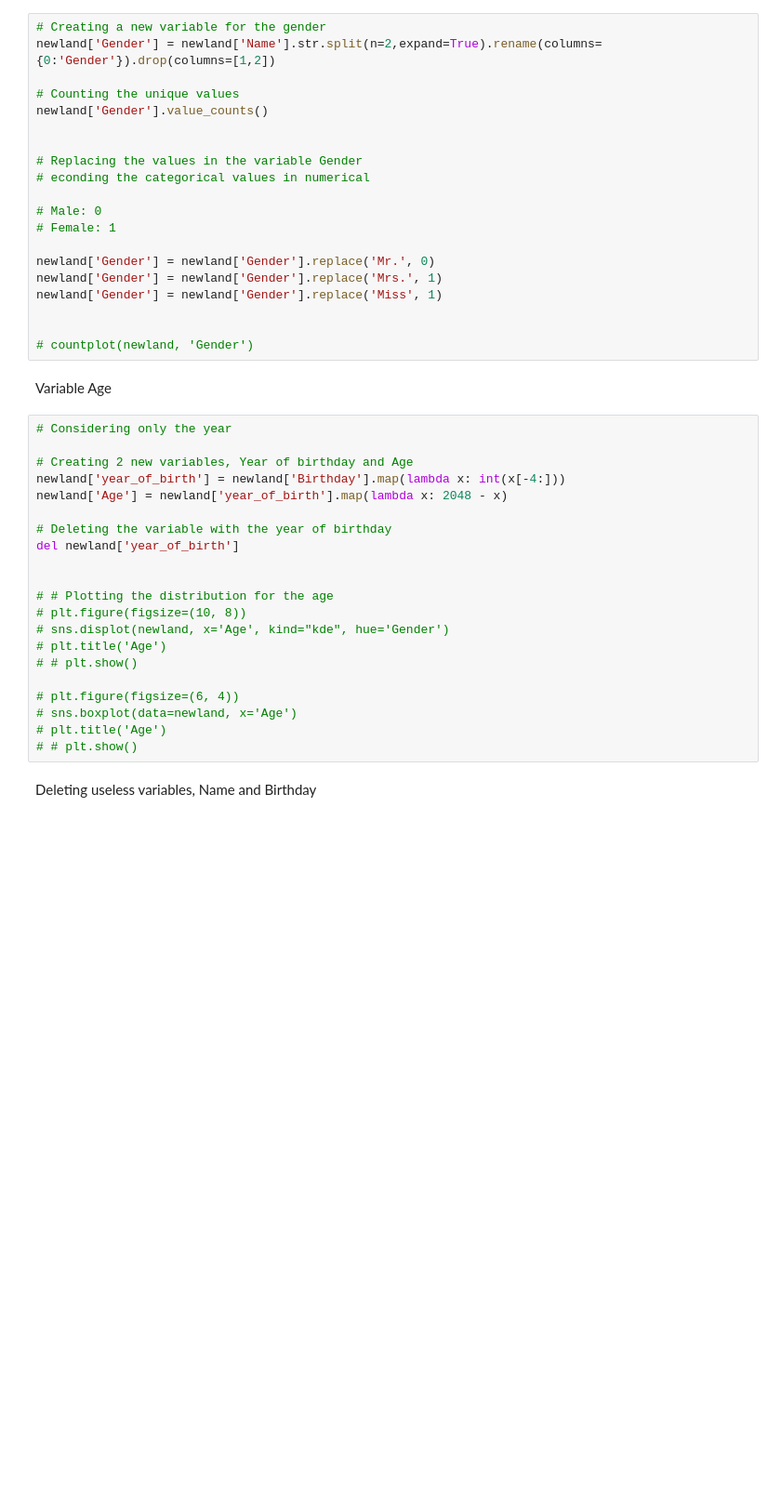
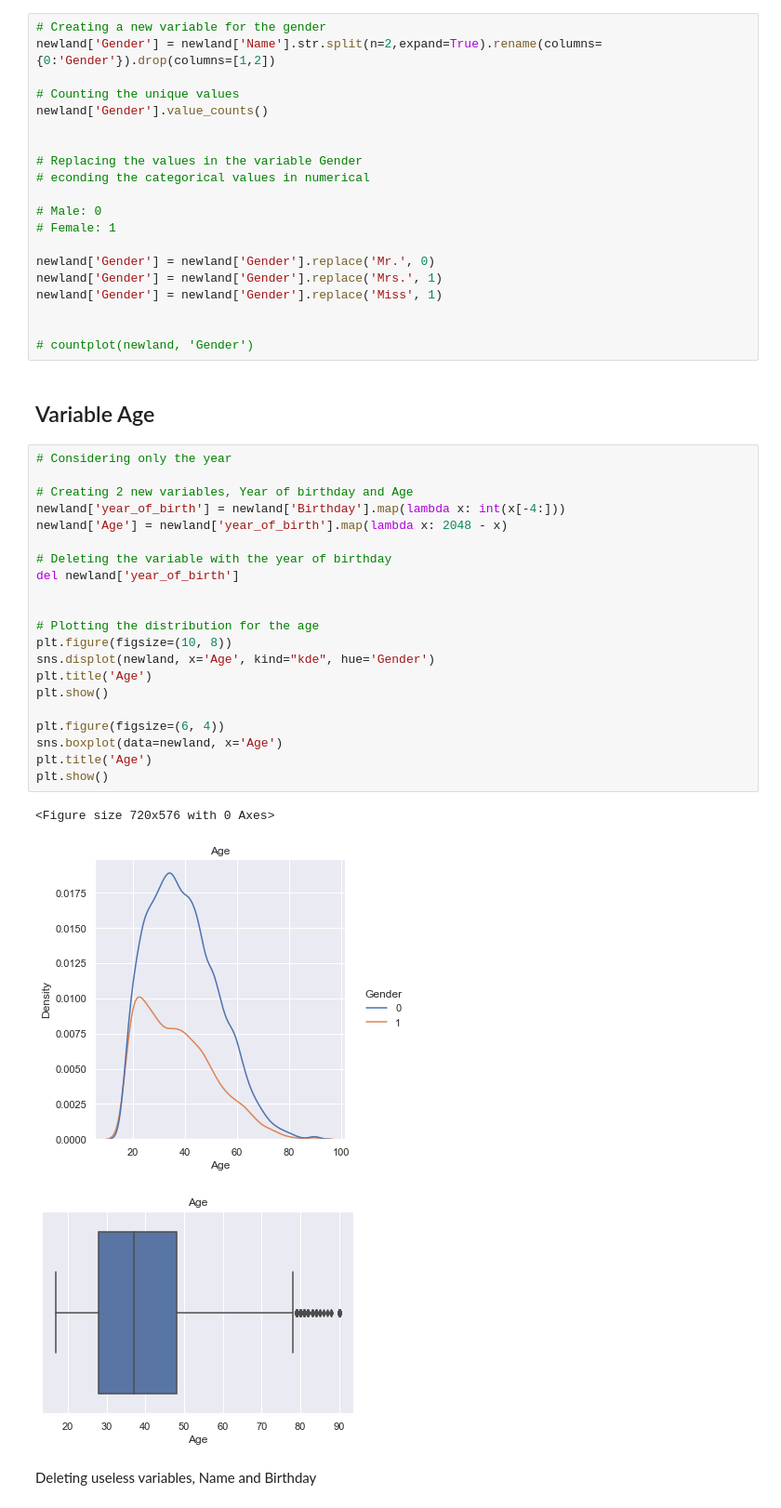
Before and after one commit to LorenzoPigozzi/MachineLearning_Project, a Jupyter notebook: Notebooks/Machine Learning Project.ipynb, the cells around one changed output. Shown: that part at 93% size. Drawn from its saved outputs; the diff is of its cells as text; blank space fills up the shorter version.

```diff
--- a/Notebooks/Machine Learning Project.ipynb
+++ b/Notebooks/Machine Learning Project.ipynb
@@ -272,29 +275,33 @@ newland['Gender'] = newland['Gender'].replace('Miss', 1)
 
 
 # countplot(newland, 'Gender')
-# %% [markdown]
-Variable Age
+# %% [markdown]
+## Variable Age
 # %%
 # Considering only the year
 
 # Creating 2 new variables, Year of birthday and Age
 newland['year_of_birth'] = newland['Birthday'].map(lambda x: int(x[-4:]))
 newland['Age'] = newland['year_of_birth'].map(lambda x: 2048 - x)
 
 # Deleting the variable with the year of birthday
 del newland['year_of_birth']
 
 
-# # Plotting the distribution for the age
-# plt.figure(figsize=(10, 8))
-# sns.displot(newland, x='Age', kind="kde", hue='Gender')
-# plt.title('Age')
-# # plt.show()
+# Plotting the distribution for the age
+plt.figure(figsize=(10, 8))
+sns.displot(newland, x='Age', kind="kde", hue='Gender')
+plt.title('Age')
+plt.show()
 
-# plt.figure(figsize=(6, 4))
-# sns.boxplot(data=newland, x='Age')
-# plt.title('Age')
-# # plt.show()
+plt.figure(figsize=(6, 4))
+sns.boxplot(data=newland, x='Age')
+plt.title('Age')
+plt.show()
+# %% [output]
+<Figure size 720x576 with 0 Axes>
+[figure, added]
+[figure, added]
 # %% [markdown]
 Deleting useless variables, Name and Birthday
 # %%
```
Also changed, not shown: parts of 69 cells of this notebook, 2 other files.
